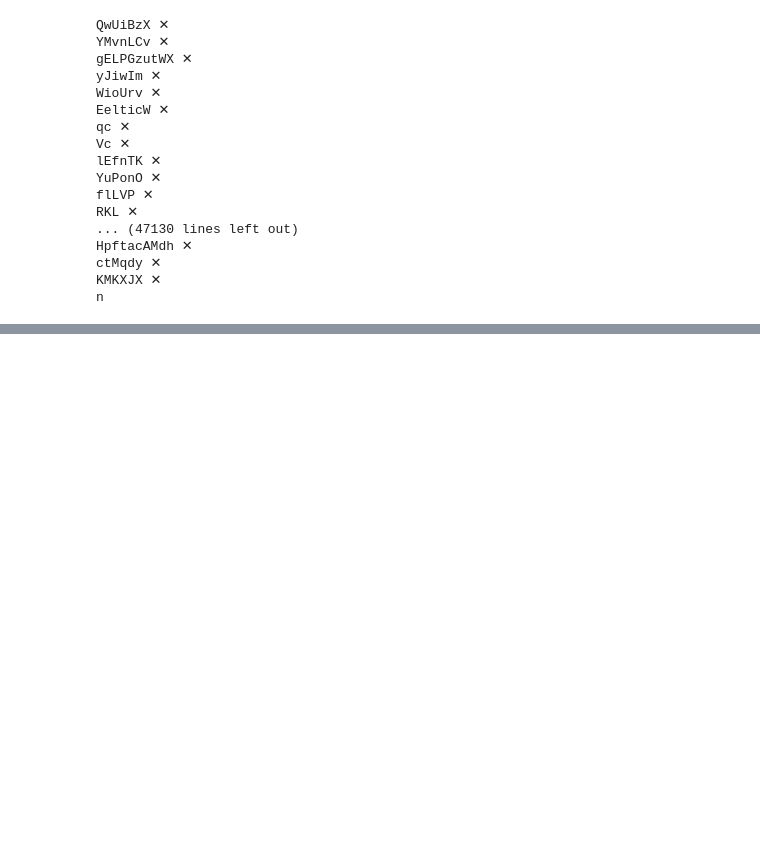
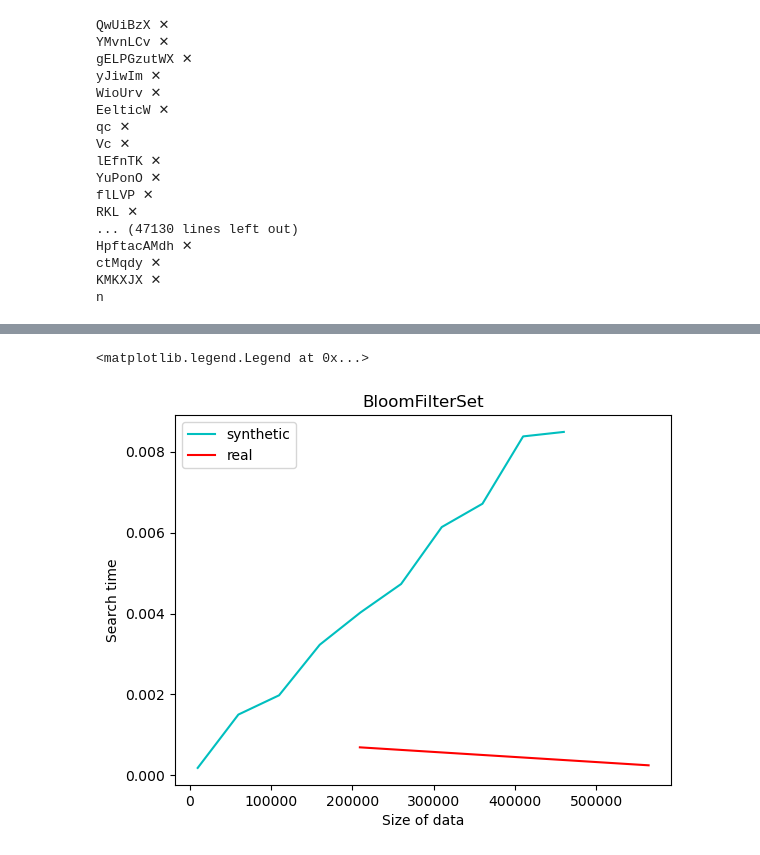
Before and after one commit to YulinCHEN-CS/Search-Algorithm, a Jupyter notebook: SetMembership.ipynb, the cells around one changed output, grey strips where cells are left out. Saved outputs shown, nothing was run; the diff lists cells and outputs as text; code cells hidden in the pictures; blank space fills up the shorter version.

```diff
--- a/SetMembership.ipynb
+++ b/SetMembership.ipynb
@@ -695,0 +789,10 @@ n
+# %%
+plt.plot(inserts, search_times, color='c', label='synthetic')
+plt.plot(real_sizes, real_searchs, color='r', label='real')
+plt.title("BloomFilterSet")
+plt.xlabel("Size of data")
+plt.ylabel("Search time")
+plt.legend()
+# %% [output]
+<matplotlib.legend.Legend at 0x...>
+[figure, added]
```
Also changed, not shown: parts of 15 cells of this notebook.
